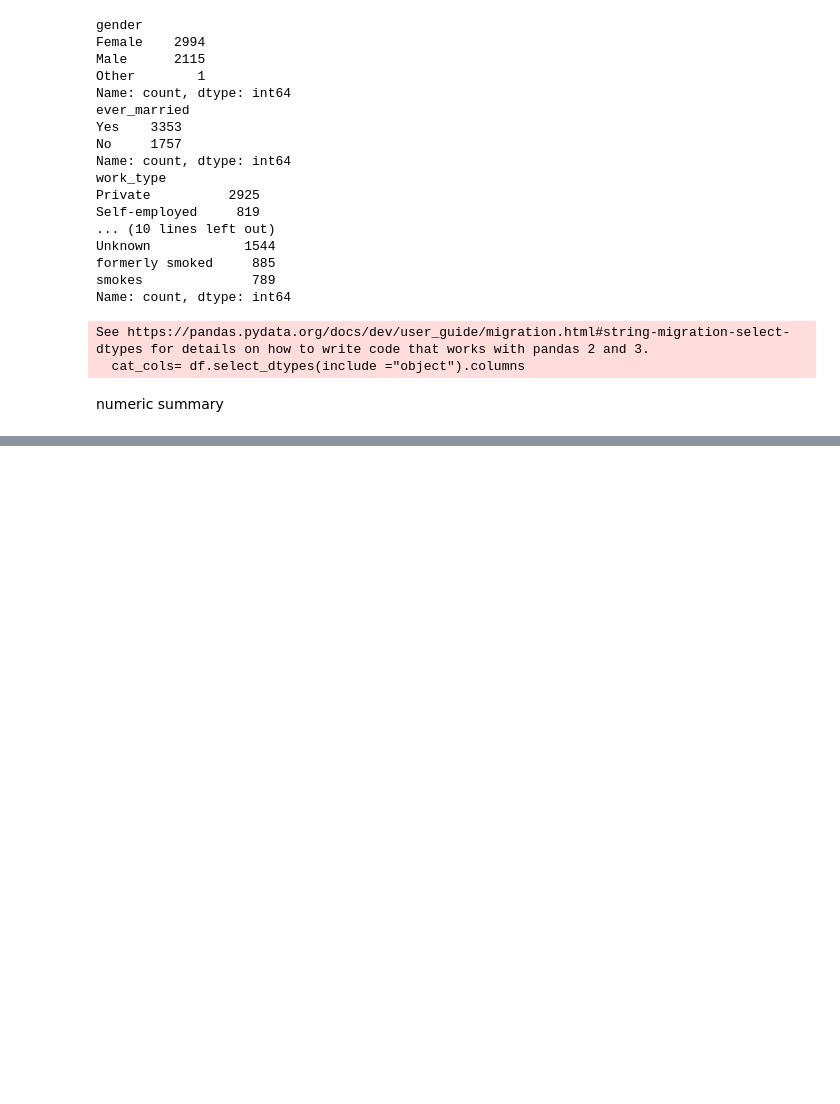
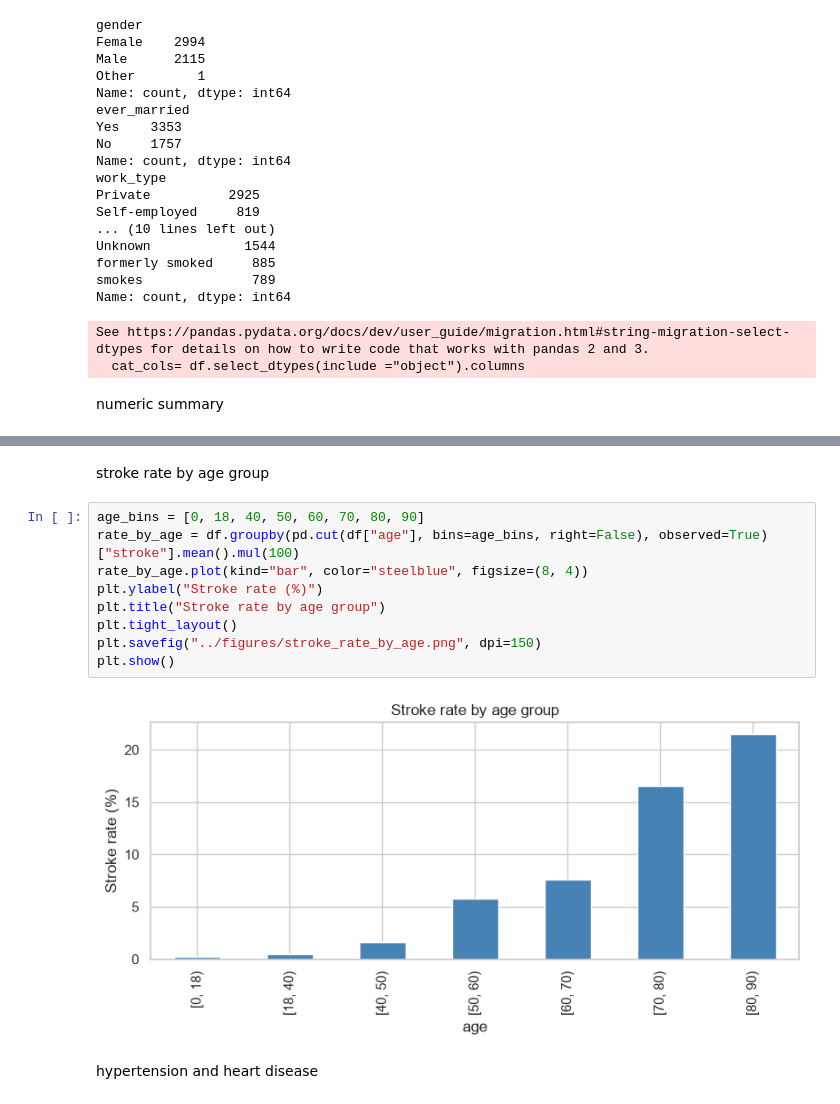
Before and after one commit to intissarmegtouf/stroke-prediction, a Jupyter notebook: notebooks/01_eda.ipynb, the cells around one changed output, grey strips where cells are left out. Drawn from its saved outputs; the diff is of its cells as text; blank space fills up the shorter version.

```diff
--- a/notebooks/01_eda.ipynb
+++ b/notebooks/01_eda.ipynb
@@ -126,0 +164,15 @@ df.describe().T
+# %% [markdown]
+stroke rate by age group
+# %%
+age_bins = [0, 18, 40, 50, 60, 70, 80, 90]
+rate_by_age = df.groupby(pd.cut(df["age"], bins=age_bins, right=False), observed=True)["stroke"].mean().mul(100)
+rate_by_age.plot(kind="bar", color="steelblue", figsize=(8, 4))
+plt.ylabel("Stroke rate (%)")
+plt.title("Stroke rate by age group")
+plt.tight_layout()
+plt.savefig("../figures/stroke_rate_by_age.png", dpi=150)
+plt.show()
+# %% [output]
+[figure, added]
+# %% [markdown]
+hypertension and heart disease
```
Also changed, not shown: parts of 11 cells of this notebook, 4 other files.
